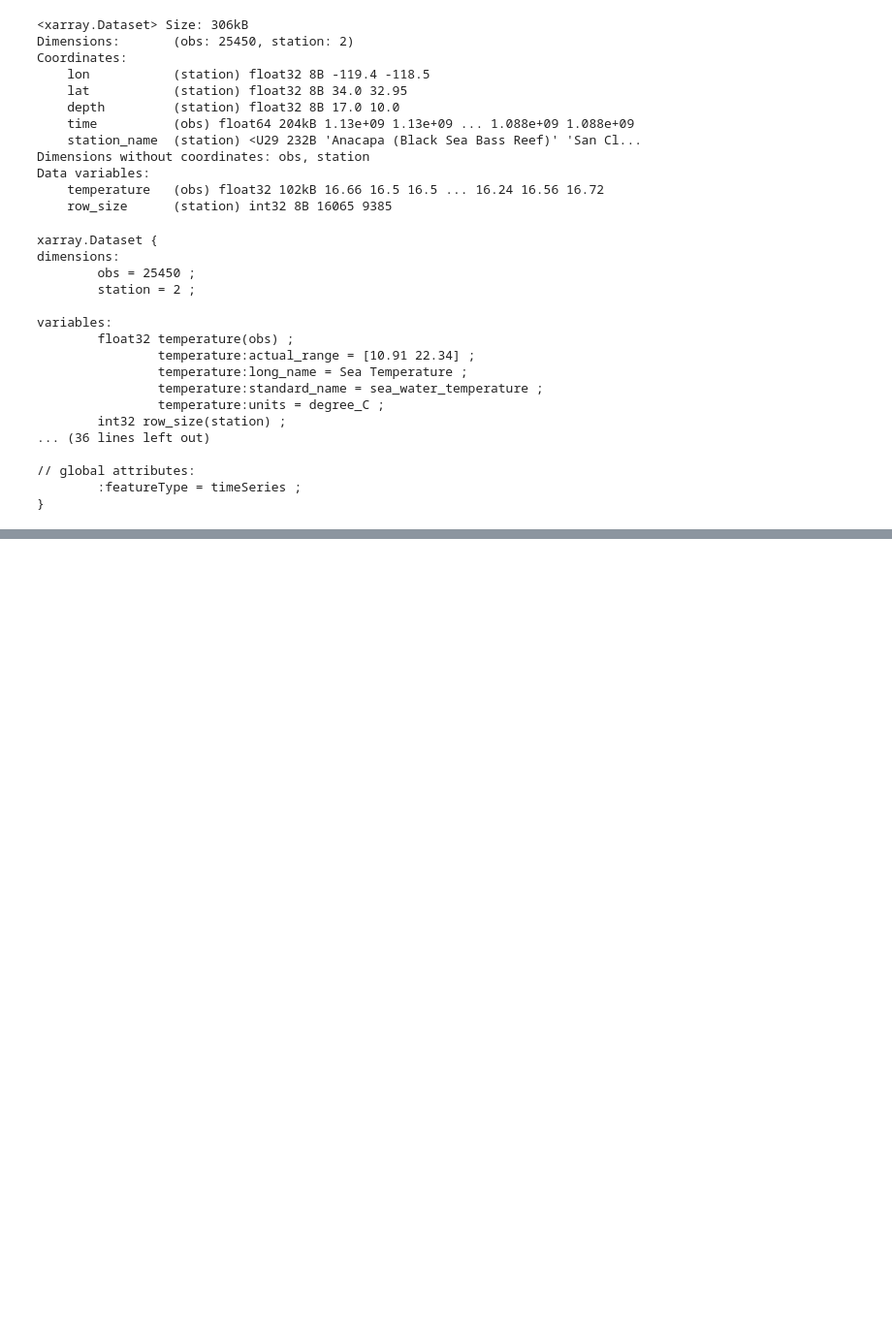
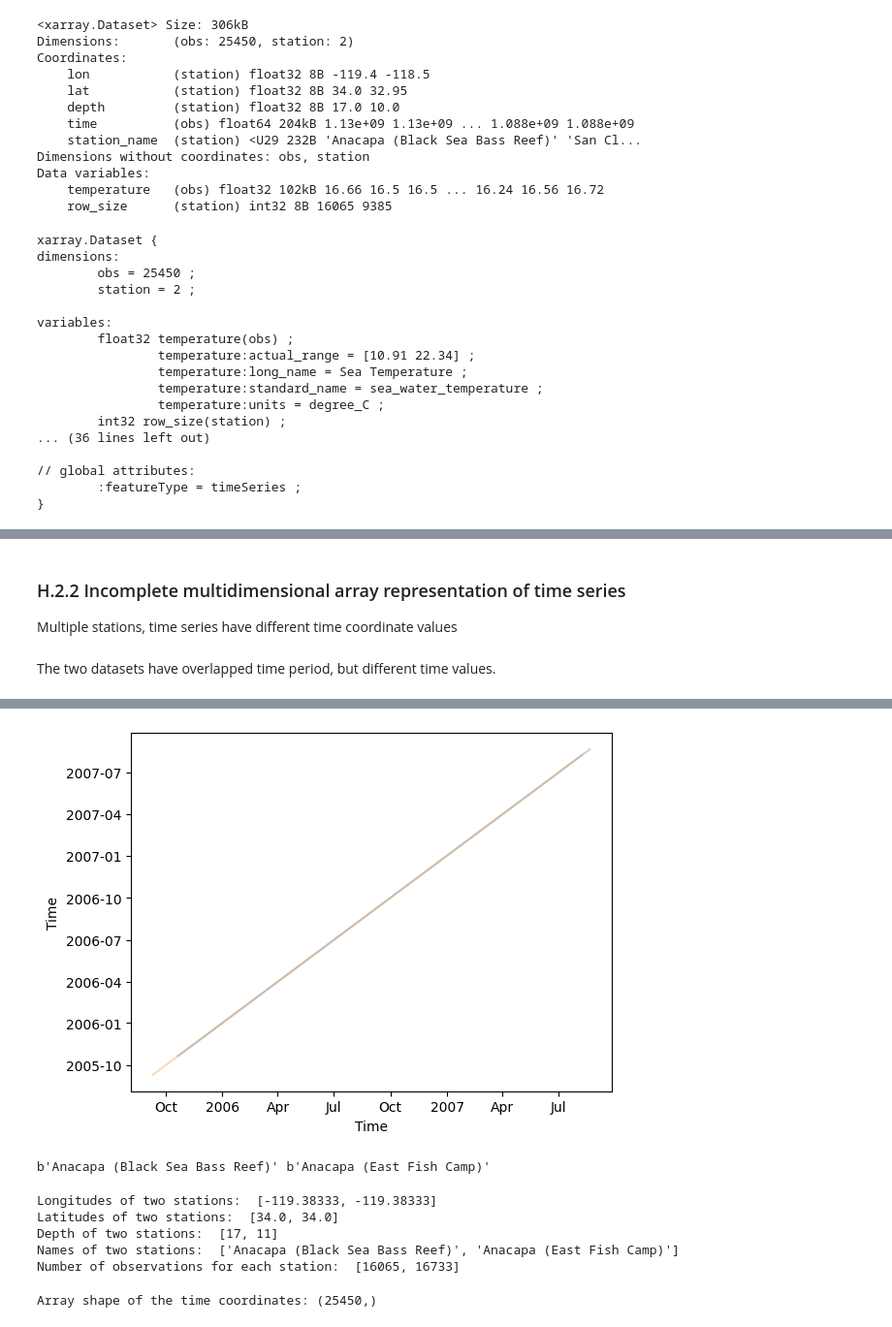
Before and after one commit to Shirobakaidou/cfbook, a Jupyter notebook: book/07_dsg_timeSeries.ipynb, the cells around one changed output, grey strips where cells are left out. Shown at 97% size. Drawn from its saved outputs; the diff is of its cells as text; code cells hidden in the pictures; blank space fills up the shorter version.

```diff
--- a/book/07_dsg_timeSeries.ipynb
+++ b/book/07_dsg_timeSeries.ipynb
@@ -367,0 +477,18 @@ array(b'Anacapa (Black Sea Bass Reef)', dtype='|S29')
+# %% [markdown]
+### H.2.2 Incomplete multidimensional array representation of time series
+
+Multiple stations, time series have different time coordinate values
+# %% [markdown]
+The two datasets have overlapped time period, but different time values.
+# %%
+# Observing the Dataset
+ds_anacapa1 = xr.open_dataset(ts_files[0], decode_times=True)
+ds_anacapa2 = xr.open_dataset(ts_files[2], decode_times=True)
+print(ds_anacapa1.ID.data, ds_anacapa2.ID.data)
+
+print(ds_anacapa1.TIME.data[:10])
+print(ds_anacapa2.TIME.data[:10])
+
+print(ds_anacapa1.TIME.plot(alpha=0.3))
+print(ds_anacapa2.TIME.plot(alpha=0.3))
+# %% [output]
@@ -367,0 +508,40 @@ array(b'Anacapa (Black Sea Bass Reef)', dtype='|S29')
+[figure, added]
+# %%
+ds_anacapa1 = xr.open_dataset(ts_files[0], decode_times=False)
+ds_anacapa2 = xr.open_dataset(ts_files[2], decode_times=False)
+print(ds_anacapa1.ID.data, ds_anacapa2.ID.data)
+# %% [output]
+b'Anacapa (Black Sea Bass Reef)' b'Anacapa (East Fish Camp)'
+# %%
+# Longitudes of two stations
+lon = [ds_anacapa1.LON.data[0], ds_anacapa2.LON.data[0]]
+print("Longitudes of two stations: ", lon)
+
+# Latitudes of two stations
+lat = [ds_anacapa1.LAT.data[0], ds_anacapa2.LAT.data[0]]
+print("Latitudes of two stations: ", lat)
+
+# Depth of two stations
+depth = [ds_anacapa1.DEPTH.data[0], ds_anacapa2.DEPTH.data[0]]
+print("Depth of two stations: ", depth)
+
+# Names of two stations
+station_name = [ds_anacapa1.ID.data.astype("str").item(),
+                ds_anacapa2.ID.data.astype("str").item()]
+print("Names of two stations: ", station_name)
+
+# Number of observations for each station
+row_size = [len(ds_anacapa1.TIME), len(ds_anacapa2.TIME)]
+print("Number of observations for each station: ", row_size)
+# %% [output]
+Longitudes of two stations:  [-119.38333, -119.38333]
+Latitudes of two stations:  [34.0, 34.0]
+Depth of two stations:  [17, 11]
+Names of two stations:  ['Anacapa (Black Sea Bass Reef)', 'Anacapa (East Fish Camp)']
+Number of observations for each station:  [16065, 16733]
+# %%
+# "time" is a two-dimensional array.
+time = np.concatenate([ds_anacapa1.TIME.data, ds_anacapa2.TIME.data])
+print("Array shape of the time coordinates:", time.shape)
+# %% [output]
+Array shape of the time coordinates: (25450,)
```
Also changed, not shown: parts of 13 cells of this notebook.
